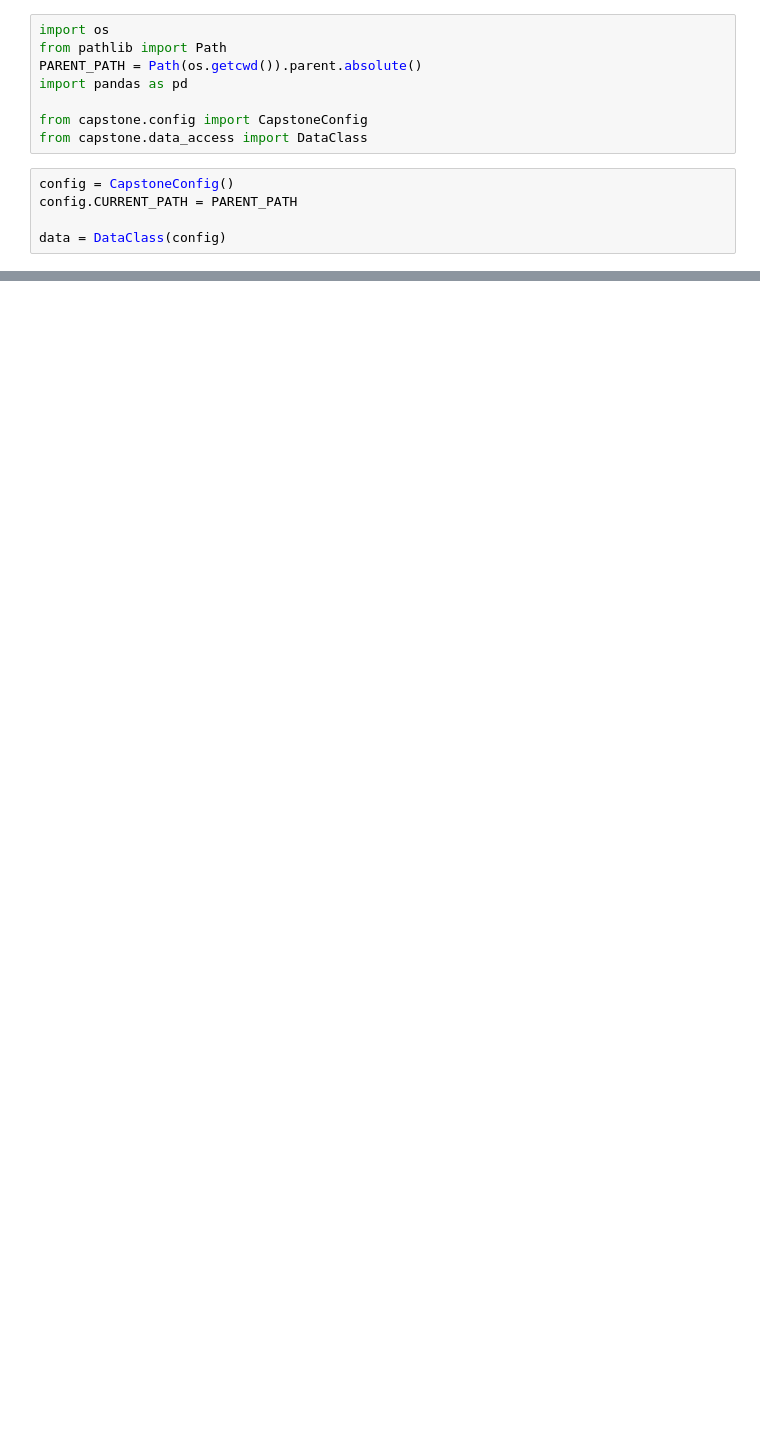
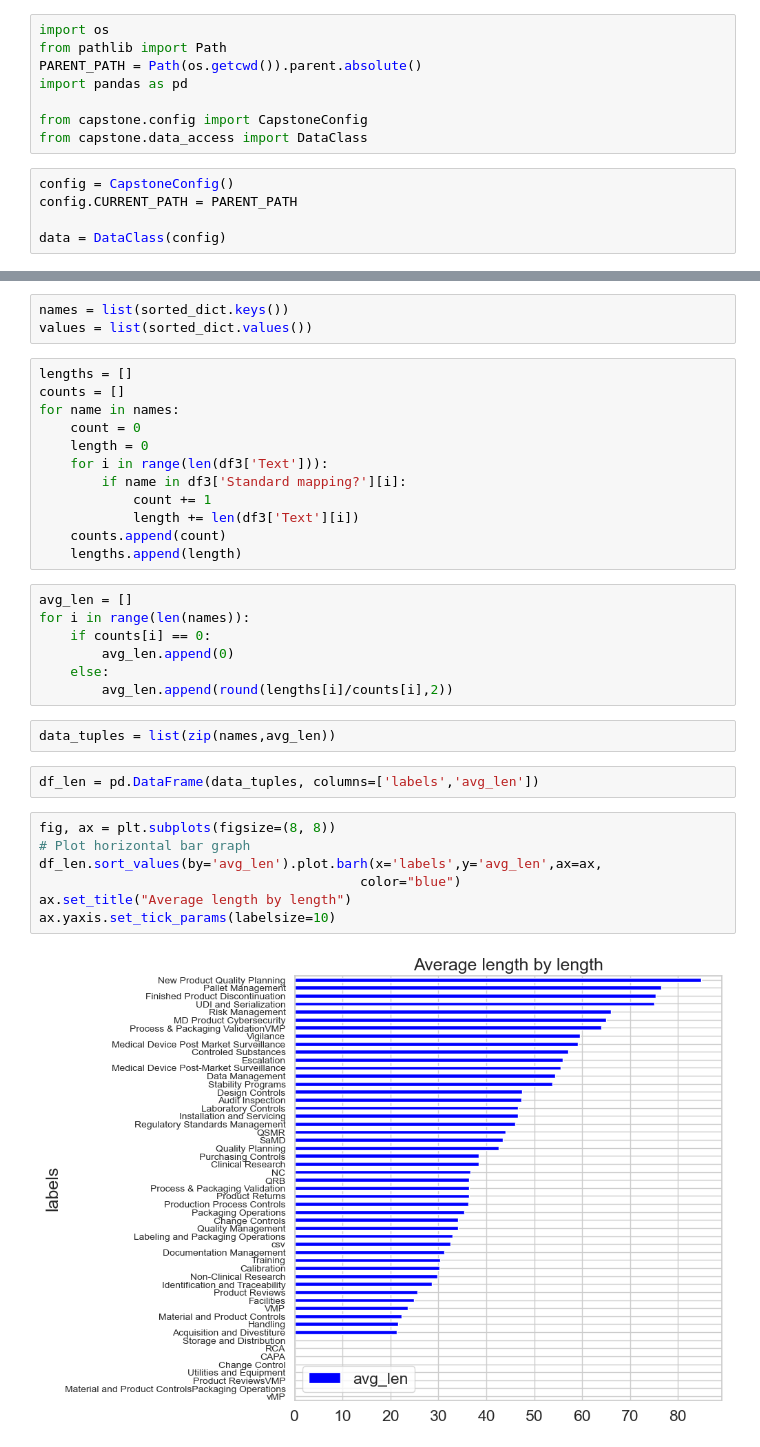
Before and after one commit to vishu-tyagi/JNJ-Capstone-Project, a Jupyter notebook: notebooks/eda.ipynb, the cells around one changed output, grey strips where cells are left out. Cells and saved outputs as stored; diff of their text form; blank space fills up the shorter version.

```diff
--- a/notebooks/eda.ipynb
+++ b/notebooks/eda.ipynb
@@ -32,0 +165,35 @@ df
+# %%
+names = list(sorted_dict.keys())
+values = list(sorted_dict.values())
+# %%
+lengths = []
+counts = []
+for name in names:
+    count = 0
+    length = 0
+    for i in range(len(df3['Text'])):
+        if name in df3['Standard mapping?'][i]:
+            count += 1
+            length += len(df3['Text'][i])
+    counts.append(count)
+    lengths.append(length)
+# %%
+avg_len = []
+for i in range(len(names)):
+    if counts[i] == 0:
+        avg_len.append(0)
+    else:
+        avg_len.append(round(lengths[i]/counts[i],2))
+# %%
+data_tuples = list(zip(names,avg_len))
+# %%
+df_len = pd.DataFrame(data_tuples, columns=['labels','avg_len'])
+# %%
+fig, ax = plt.subplots(figsize=(8, 8))
+# Plot horizontal bar graph
+df_len.sort_values(by='avg_len').plot.barh(x='labels',y='avg_len',ax=ax,
+                                         color="blue")
+ax.set_title("Average length by length")
+ax.yaxis.set_tick_params(labelsize=10)
+# %% [output]
+[figure, added]
```
Also changed, not shown: parts of 22 cells of this notebook.
